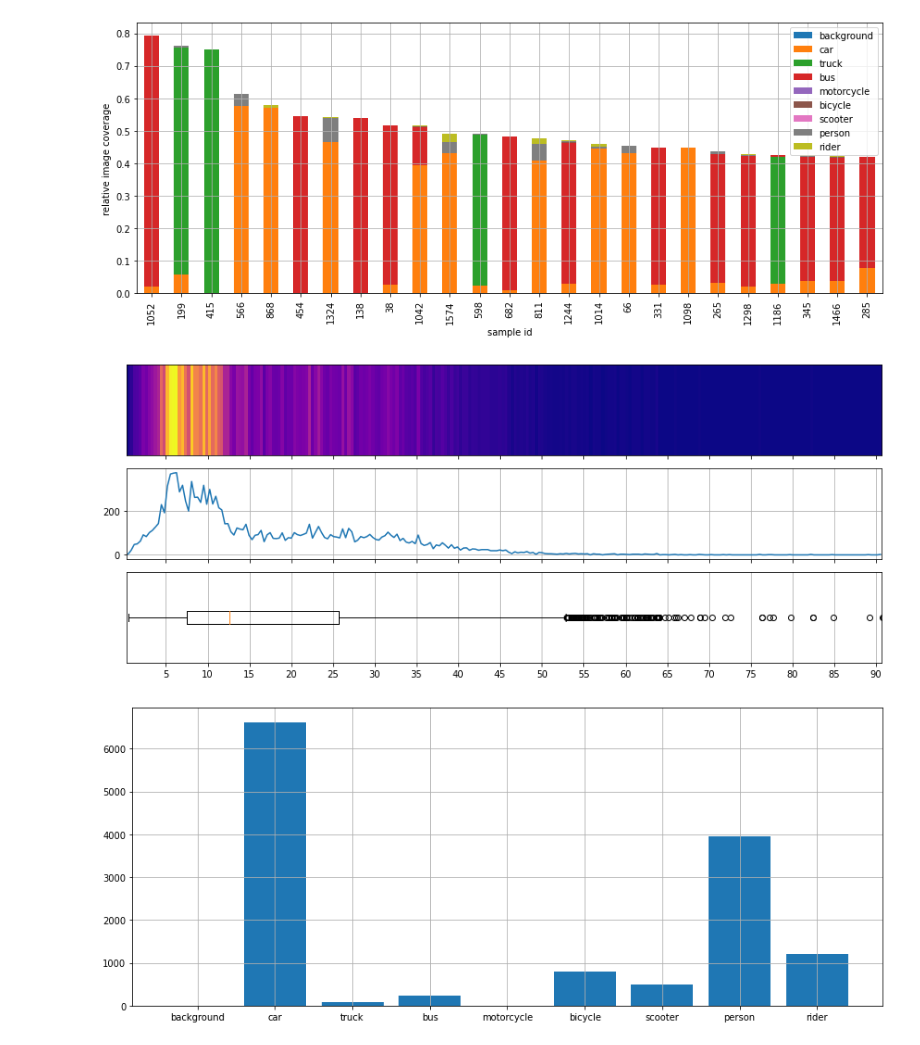
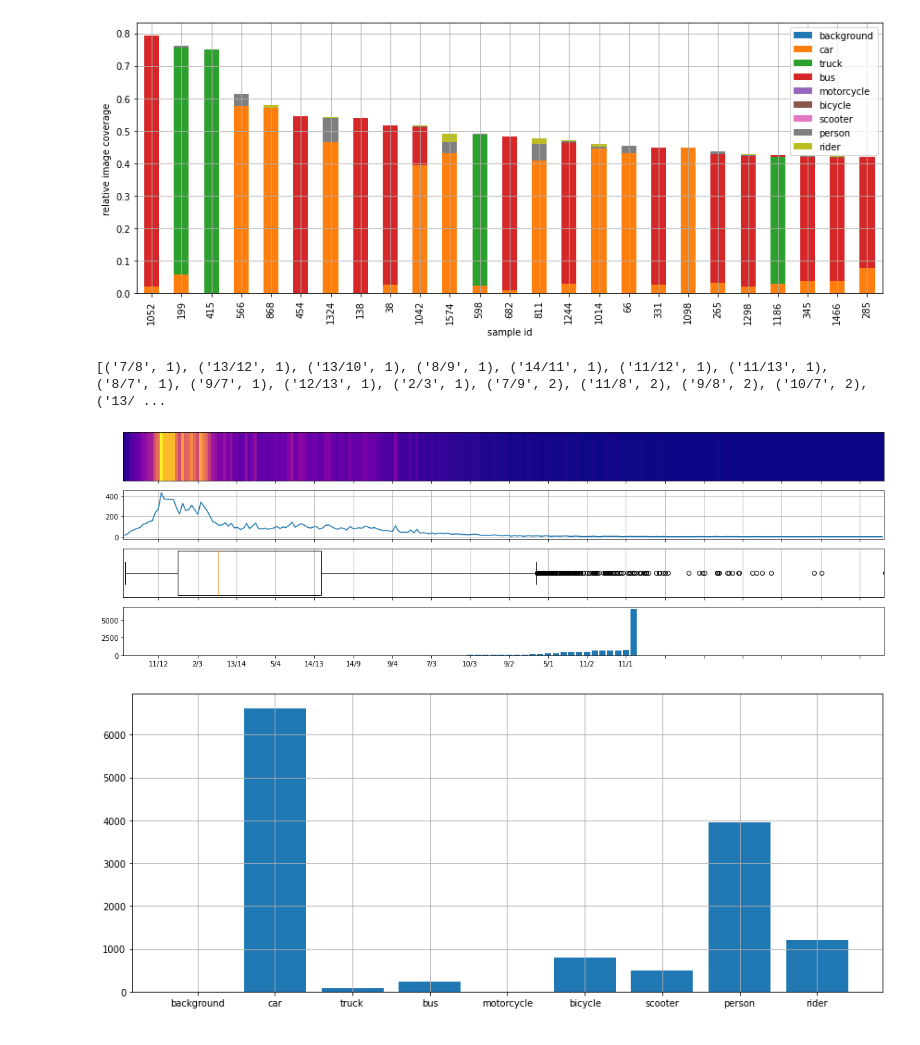
Before and after one commit to emilnebb/computer_vision-project, a Jupyter notebook: dataset_exploration/dataset_exploration.ipynb, the cells around one changed output. Drawn from its saved outputs; the diff is of its cells as text; code cells hidden in the pictures.

Commit message:
Add aspect ratio ranking

```diff
--- a/dataset_exploration/dataset_exploration.ipynb
+++ b/dataset_exploration/dataset_exploration.ipynb
@@ -20,50 +20,65 @@ from matplotlib.ticker import MultipleLocator
 import numpy as np; np.random.seed(1)
 plt.rcParams["figure.figsize"] = 5,2
 
-common_ars = {}
+common_aspect_ratios = []
 
-for height in range(1,5):
-    for width in range(1,5):
+for height in range(1,15):
+    for width in range(1,15):
         ratio = height / width
-        common_ars[f"height/width"]
+        common_aspect_ratios.append((height/width, f"{height}/{width}"))
 
+common_aspect_ratios.sort(key=lambda x: x[0])
 
-
-
-
+def getClosestCommonAspectRatio(ar):
+    return min(common_aspect_ratios, key=lambda x:abs(x[0]-ar))[1]
 
 aspect_ratios = []
 with open('aspect_ratios.json') as f:
     aspect_ratios = json.load(f)
+
+
+closestCommonAspectRatios = {}
+for aspect_ratio in aspect_ratios:
+    closestCommonAspectRatios.setdefault(
+        getClosestCommonAspectRatio(aspect_ratio),
+        list()
+    ).append(aspect_ratio)
+
+closestCommonAspectRatios = [(k, len(v)) for k, v in closestCommonAspectRatios.items()]
+closestCommonAspectRatios.sort(key=lambda x: x[1])
+print(closestCommonAspectRatios)
 
 y, x = np.histogram(aspect_ratios, bins=250)
 x = x[:-1]
 
 #x = np.linspace(-3,3)
 #y = np.cumsum(np.random.randn(50))+6
 
-fig, (ax1, ax2, ax3) = plt.subplots(nrows=3, sharex=True, figsize=(12, 5))
+fig, (ax1, ax2, ax3, ax4) = plt.subplots(nrows=4, sharex=True, figsize=(16, 5))
 ax1.xaxis.set_major_locator(MultipleLocator(5))
 
 
 extent = [x[0]-(x[1]-x[0])/2., x[-1]+(x[1]-x[0])/2.,0,1]
 ax1.imshow(y[np.newaxis,:], cmap="plasma", aspect="auto", extent=extent)
 ax1.set_yticks([])
 ax1.set_xlim(extent[0], extent[1])
 ax1.xaxis.set_major_locator(MultipleLocator(5))
 
 ax2.grid()
 ax2.plot(x,y)
 
 ax3.grid()
 ax3.boxplot(aspect_ratios, vert=False)
 ax3.set_yticks([])
 
+ax4.bar(*zip(*closestCommonAspectRatios))
+
 plt.tight_layout()
 plt.savefig('aspect_ratios.pdf')
 plt.show()
 # %% [output]
+[('7/8', 1), ('13/12', 1), ('13/10', 1), ('8/9', 1), ('14/11', 1), ('11/12', 1), ('11/13', 1), ('8/7', 1), ('9/7', 1), ('12/13', 1), ('2/3', 1), ('7/9', 2), ('11/8', 2), ('9/8', 2), ('10/7', 2), ('13/ ...
-[figure, old version]
+[figure, new version]
 # %%
 with open('total_class_occurrences.json') as f:
     data = json.load(f)
```
Also changed, not shown: 1 other file.
